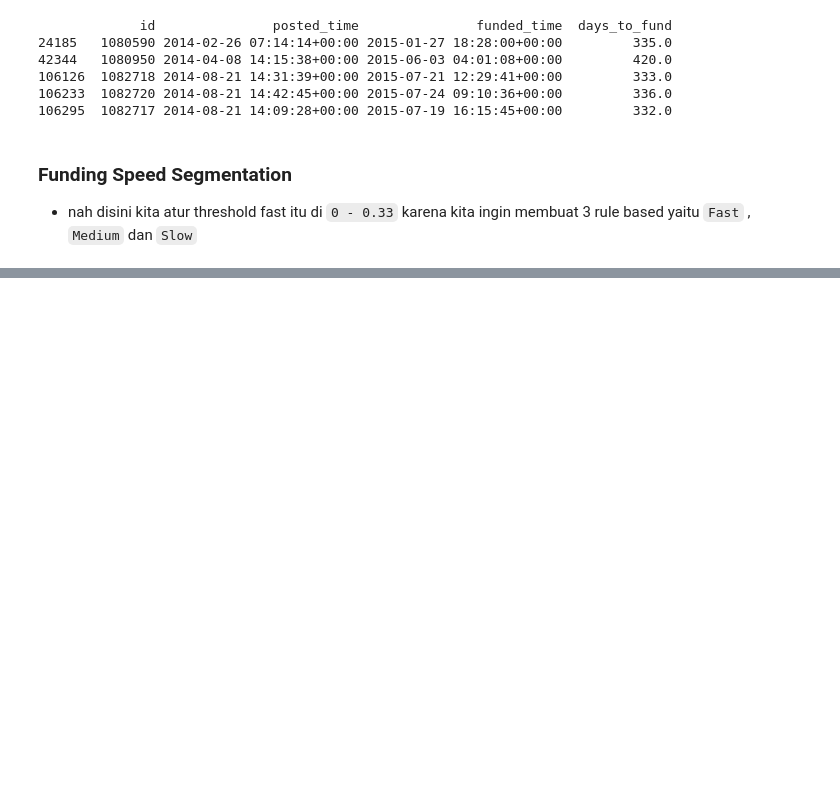
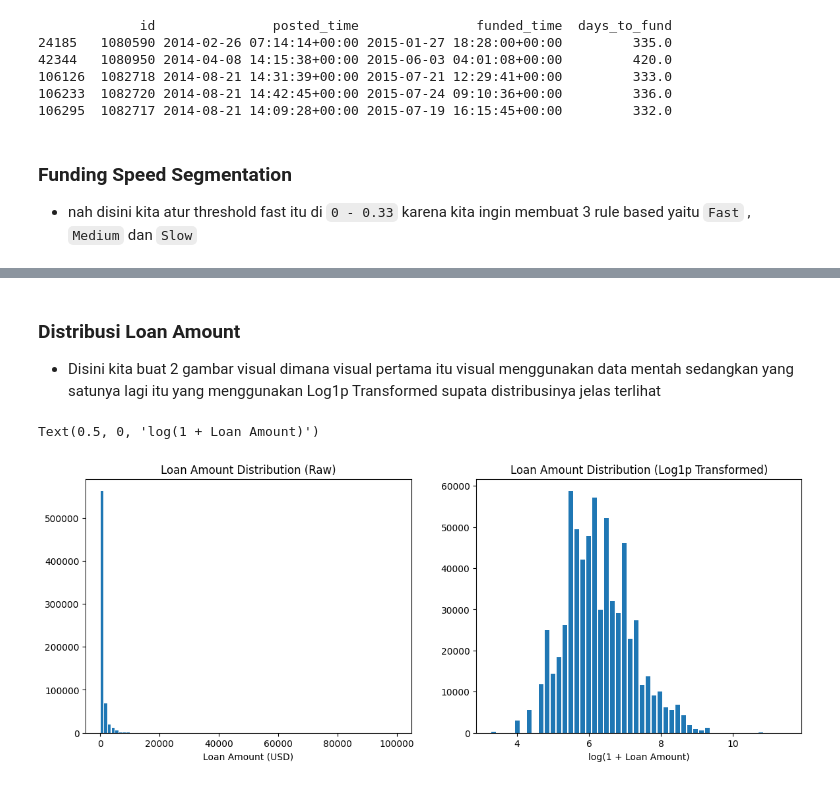
Before and after one commit to PrimaSembiring/kiva-loan-risk-analysis, a Jupyter notebook: notebooks/01_data_understanding.ipynb, the cells around one changed output, grey strips where cells are left out. Saved outputs shown, nothing was run; the diff lists cells and outputs as text; code cells hidden in the pictures; blank space fills up the shorter version.

```diff
--- a/notebooks/01_data_understanding.ipynb
+++ b/notebooks/01_data_understanding.ipynb
@@ -275,0 +276,17 @@ np.int64(69573)
+# %% [markdown]
+### Distribusi Loan Amount
+- Disini kita buat 2 gambar visual dimana visual pertama itu visual menggunakan data mentah sedangkan yang satunya lagi itu yang menggunakan Log1p Transformed supata distribusinya jelas terlihat
+# %%
+# visual Raw
+fig, axes = plt.subplots(1,2, figsize=(14,5))
+axes[0].hist(df['loan_amount'], bins=80, rwidth=0.8)
+axes[0].set_title("Loan Amount Distribution (Raw)")
+axes[0].set_xlabel("Loan Amount (USD)")
+
+# visual log1p
+axes[1].hist(np.log1p(df['loan_amount']), bins=50, rwidth=0.8)
+axes[1].set_title("Loan Amount Distribution (Log1p Transformed)")
+axes[1].set_xlabel("log(1 + Loan Amount)")
+# %% [output]
+Text(0.5, 0, 'log(1 + Loan Amount)')
+[figure, added]
```
Also changed, not shown: parts of 4 cells of this notebook.
